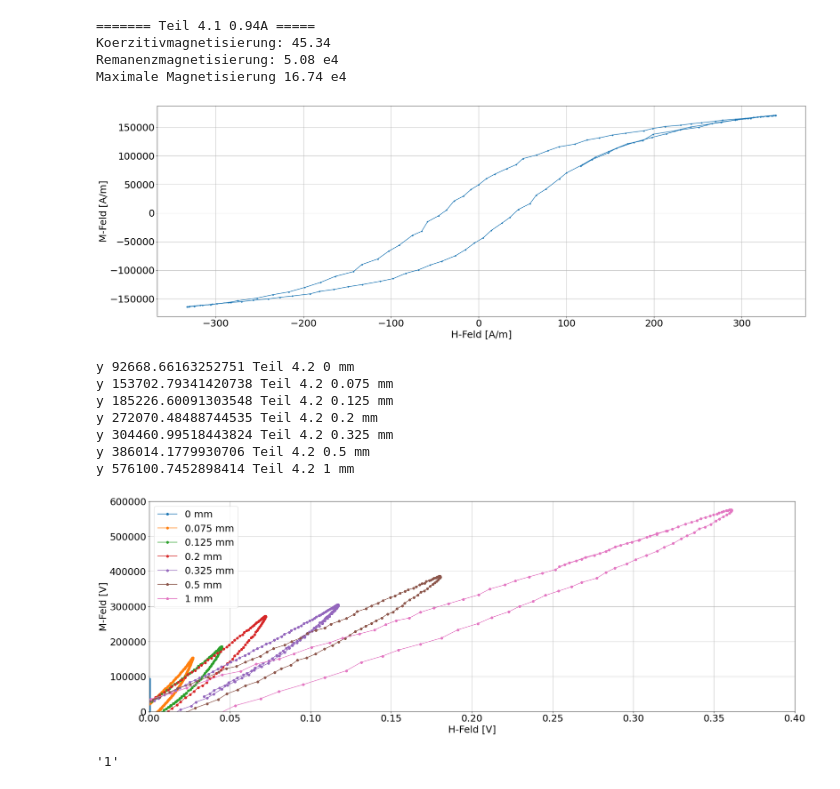
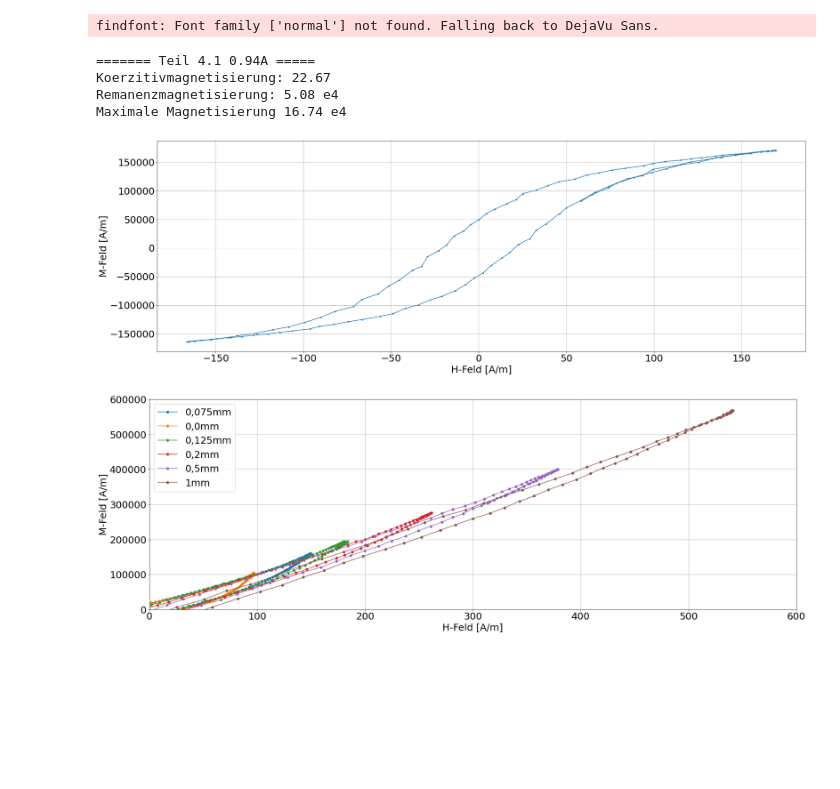
Before and after one commit to PI0nk/Praktikum-test, a Jupyter notebook: B 2.4/Measurements/Teil 4/Teil 4.ipynb, the cells around one changed output. Cells and saved outputs as stored; diff of their text form; code cells hidden in the pictures; blank space fills up the shorter version.

```diff
--- a/B 2.4/Measurements/Teil 4/Teil 4.ipynb
+++ b/B 2.4/Measurements/Teil 4/Teil 4.ipynb
@@ -20,8 +20,11 @@ def H(Im,Um,U):
     np = 17
     r = 1.5e-2
     u = 2*r*3.14
-    L = u/2
+    L = u
     return np/L * Im/Um * U
+def Ntheo(d):
+    r = 1.5e-2
+    return d/(np.pi*r + d)
 # %%
 for name in os.listdir("Daten"):
     if not("0.94" in name):
@@ -95,56 +98,54 @@ for name in os.listdir("Daten"):
     plt.grid(True)
 plt.savefig("..\..\Images\Teil4.1.png")
 # %% [output]
-======= Teil 4.1 0.94A =====
-Koerzitivmagnetisierung: 45.34
-Remanenzmagnetisierung: 5.08 e4
-Maximale Magnetisierung 16.74 e4
+findfont: Font family ['normal'] not found. Falling back to DejaVu Sans.
+======= Teil 4.1 0.94A =====
+Koerzitivmagnetisierung: 22.67
+Remanenzmagnetisierung: 5.08 e4
+Maximale Magnetisierung 16.74 e4
 [figure]
 # %%
+Ns = []
+Nt = []
+sb = []
+ref = 0
+Hmax = []
+Mmax = []
+
 plt.figure(figsize=(30,10))
-for name in os.listdir("Daten"):
-    if ("0.94" in name):
+for name in os.listdir("Daten asim"):
+
+    if "0.94" in name or "0,94" in name:
         continue
-    if "m" in name:
-        Im = 1e-3*float(name.split(" ")[-2])
-    else:
-        Im =float(name.split(" ")[-2])
+    #Im = 0.94
+    Im = float(name.replace(",",".").split(" ")[-1][:-1])
 
-    file = open("Daten/"+name)
+    file = open("Daten asim/"+name)
     lines = file.readlines()
     xv,yv = [],[]
-    #plt.xlim(-0.25,0.25)
-    if "oS" in name:
-        continue
 
-    for line in lines:
+    for i,line in enumerate(lines):
+        if i < 3:
+            continue
         vals = line[:-1].split("\t")
-        xv.append(float(vals[1]))
+        xv.append((float(vals[1])))
         yv.append(M(float(vals[0])))
     xv = np.array(xv)
     Um = max(xv)
     xv = H(Im,Um,xv)
-    plt.plot(xv,yv,label=name[9:],marker="o")
-    plt.xlabel("H-Feld [V]")
-    plt.ylabel("M-Feld [V]")
-    #print("x",max(xv),name)
-    print("y",max(yv),name)
+    plt.plot(xv,yv,label=name.split(" ")[0],marker="o")
+    plt.xlabel("H-Feld [A/m]")
+    plt.ylabel("M-Feld [A/m]")
     plt.legend()
     file.close()
-    plt.xlim(0,0.4)
-    plt.ylim(0, 600000)
+    plt.xlim(0,600)
+    plt.ylim(0,600000)
     plt.grid(True)
-plt.savefig("..\..\Images\Teil4.2.png")
+    Mmax.append(max(xv))
+    Hmax.append(max(yv))
+    if "0mm" in name:
+        ref = max(yv)
+    sb.append(float(name.split(" ")[0][:-2].replace(",",".")))
+plt.savefig("..\..\Images\Teil4.2_unsereTrashdaten_panda.png")
 # %% [output]
-y 92668.66163252751 Teil 4.2 0 mm
-y 153702.79341420738 Teil 4.2 0.075 mm
-y 185226.60091303548 Teil 4.2 0.125 mm
-y 272070.48488744535 Teil 4.2 0.2 mm
-y 304460.99518443824 Teil 4.2 0.325 mm
-y 386014.1779930706 Teil 4.2 0.5 mm
-y 576100.7452898414 Teil 4.2 1 mm
-[figure, old version]
+[figure, new version]
-# %%
-name.split(" ")[-2]
-# %% [output]
-'1'
```
Also changed, not shown: parts of 5 cells of this notebook, 16 other files.
